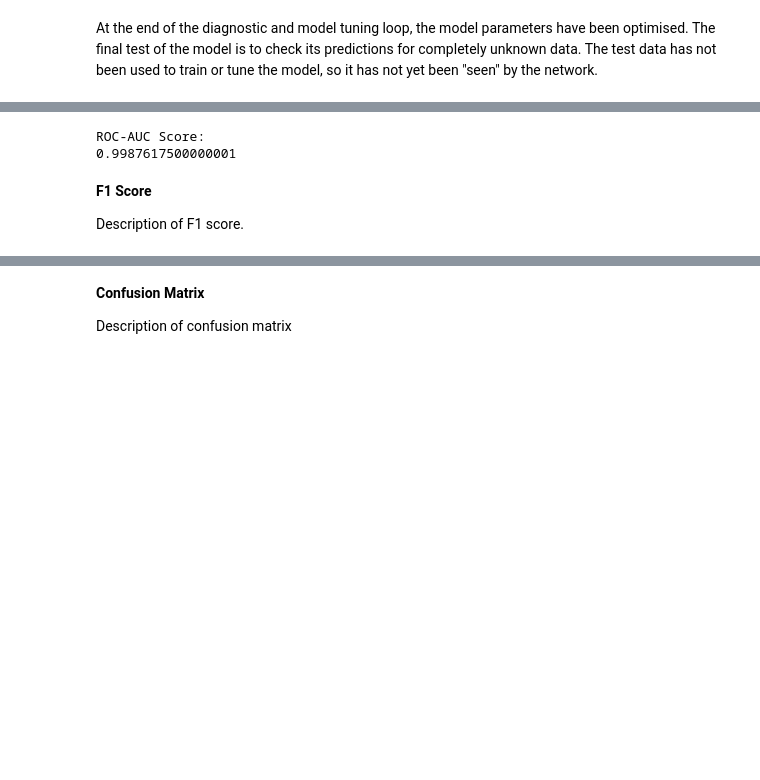
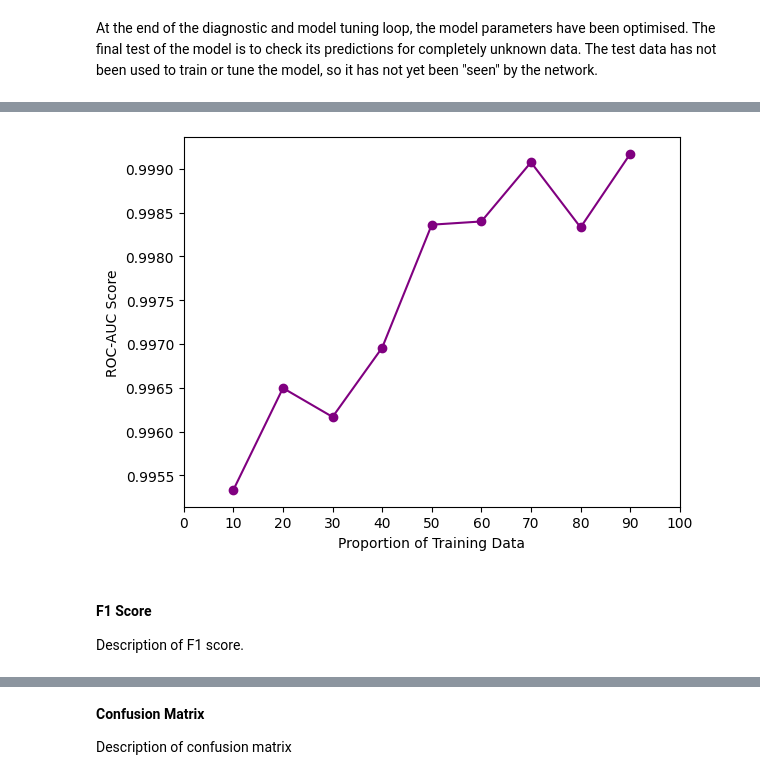
Before and after one commit to lysette-stubbs/ACT_Coursework_2, a Jupyter notebook: py/Q3_Folder/Q3_Research_Question.ipynb, the cells around one changed output, grey strips where cells are left out. Saved outputs shown, nothing was run; the diff lists cells and outputs as text; code cells hidden in the pictures; blank space fills up the shorter version.

```diff
--- a/py/Q3_Folder/Q3_Research_Question.ipynb
+++ b/py/Q3_Folder/Q3_Research_Question.ipynb
@@ -1077,17 +1269,27 @@ __ROC-AUC Score__
 
 Description of AUC Score
 # %%
-# calculate roc_auc
-y_auc = metrics.roc_auc_score(all_y_labels, all_y_probs)
+# plot auc_scores_A against td_size
+# 9 data points
 
-# print the result
-print("ROC-AUC Score:")
-print(y_auc)
+plt.figure() # new figure
+
+# plot the accuracy
+plt.plot(td_size, auc_scores_A, '-o', c='purple');
+
+# format axes
+plt.xlim(0, 100) # values go from 10 to 90
+plt.xticks(tens) # ticks at each multiple of 10
+
+# add axis labels
+plt.xlabel("Proportion of Training Data");
+plt.ylabel("ROC-AUC Score");
+
+plt.show() # display figure
 # %% [output]
-ROC-AUC Score:
-0.9987617500000001
+[figure, added]
 # %% [markdown]
-__F1 Score__
+#### __F1 Score__
 
 Description of F1 score.
 # %%
```
Also changed, not shown: parts of 35 cells of this notebook.
